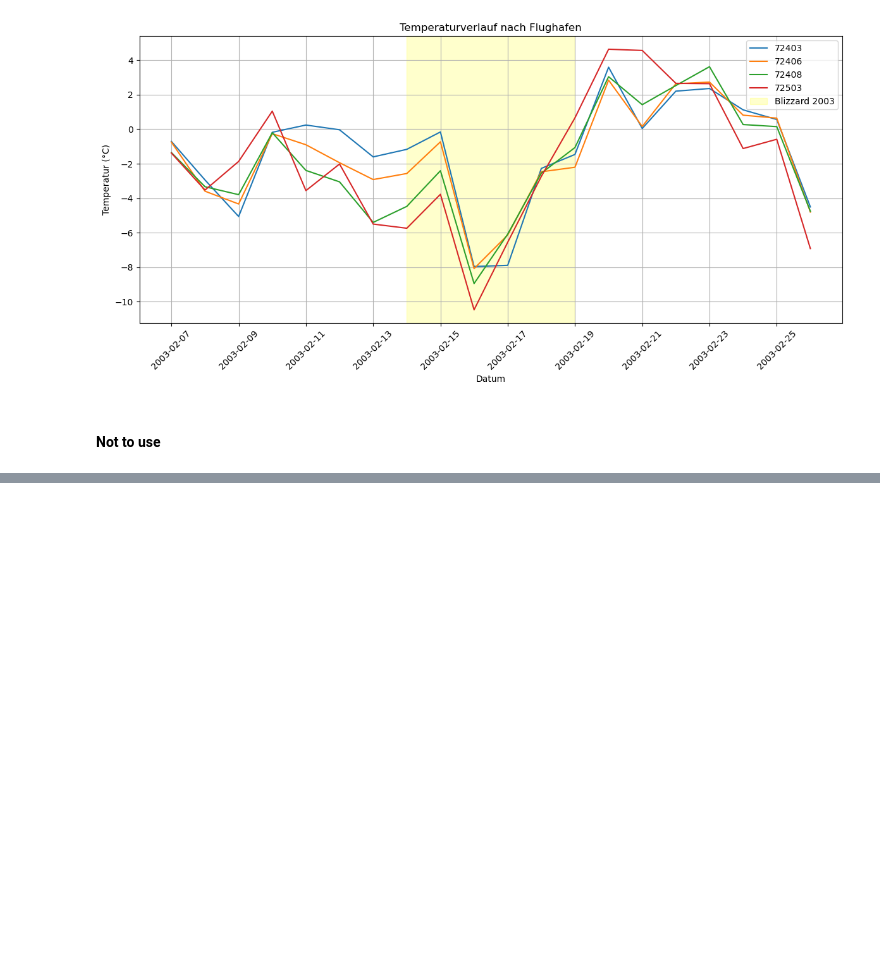
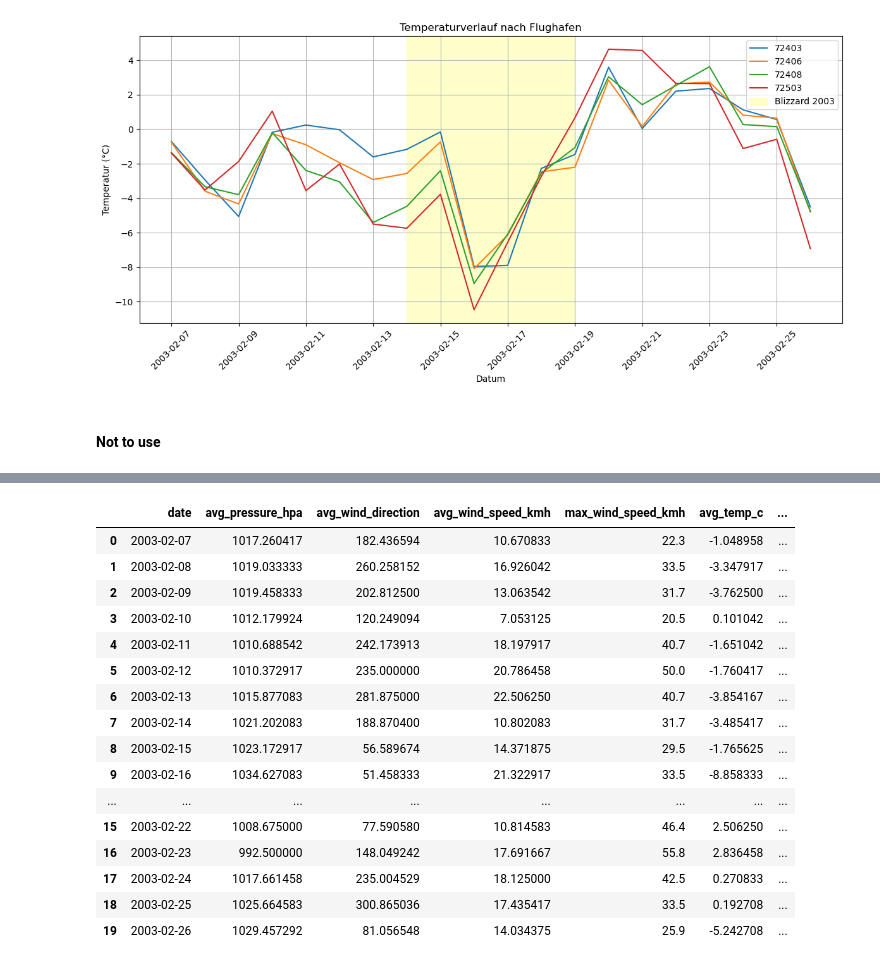
Before and after one commit to neuefische/da-analytics-engineering-project, a Jupyter notebook: notebooks_workspace/EDA_janina.ipynb, the cells around one changed output, grey strips where cells are left out. Saved outputs shown, nothing was run; the diff lists cells and outputs as text; code cells hidden in the pictures; blank space fills up the shorter version.

```diff
--- a/notebooks_workspace/EDA_janina.ipynb
+++ b/notebooks_workspace/EDA_janina.ipynb
@@ -443,0 +477,26 @@ plt.show()
+# %%
+df_weather_mart_by_date = df_weather_mart_by_station.groupby("date").agg({'avg_pressure_hpa':'mean',
+                                                                            'avg_wind_direction':'mean',
+                                                                            'avg_wind_speed_kmh':'mean',
+                                                                            'max_wind_speed_kmh':'max',
+                                                                            'avg_temp_c':'mean',
+                                                                                'min_temp_c':'min' }).reset_index()
+df_weather_mart_by_date
+# %% [output]
+|  | date | avg_pressure_hpa | avg_wind_direction | avg_wind_speed_kmh | max_wind_speed_kmh | avg_temp_c | ... |
+| 0 | 2003-02-07 | 1017.260417 | 182.436594 | 10.670833 | 22.3 | -1.048958 | ... |
+| 1 | 2003-02-08 | 1019.033333 | 260.258152 | 16.926042 | 33.5 | -3.347917 | ... |
+| 2 | 2003-02-09 | 1019.458333 | 202.812500 | 13.063542 | 31.7 | -3.762500 | ... |
+| 3 | 2003-02-10 | 1012.179924 | 120.249094 | 7.053125 | 20.5 | 0.101042 | ... |
+| 4 | 2003-02-11 | 1010.688542 | 242.173913 | 18.197917 | 40.7 | -1.651042 | ... |
+| 5 | 2003-02-12 | 1010.372917 | 235.000000 | 20.786458 | 50.0 | -1.760417 | ... |
+| 6 | 2003-02-13 | 1015.877083 | 281.875000 | 22.506250 | 40.7 | -3.854167 | ... |
+| 7 | 2003-02-14 | 1021.202083 | 188.870400 | 10.802083 | 31.7 | -3.485417 | ... |
+| 8 | 2003-02-15 | 1023.172917 | 56.589674 | 14.371875 | 29.5 | -1.765625 | ... |
+| 9 | 2003-02-16 | 1034.627083 | 51.458333 | 21.322917 | 33.5 | -8.858333 | ... |
+| ... | ... | ... | ... | ... | ... | ... | ... |
+| 15 | 2003-02-22 | 1008.675000 | 77.590580 | 10.814583 | 46.4 | 2.506250 | ... |
+| 16 | 2003-02-23 | 992.500000 | 148.049242 | 17.691667 | 55.8 | 2.836458 | ... |
+| 17 | 2003-02-24 | 1017.661458 | 235.004529 | 18.125000 | 42.5 | 0.270833 | ... |
+| 18 | 2003-02-25 | 1025.664583 | 300.865036 | 17.435417 | 33.5 | 0.192708 | ... |
+| 19 | 2003-02-26 | 1029.457292 | 81.056548 | 14.034375 | 25.9 | -5.242708 | ... |
```
Also changed, not shown: parts of 18 cells of this notebook.
